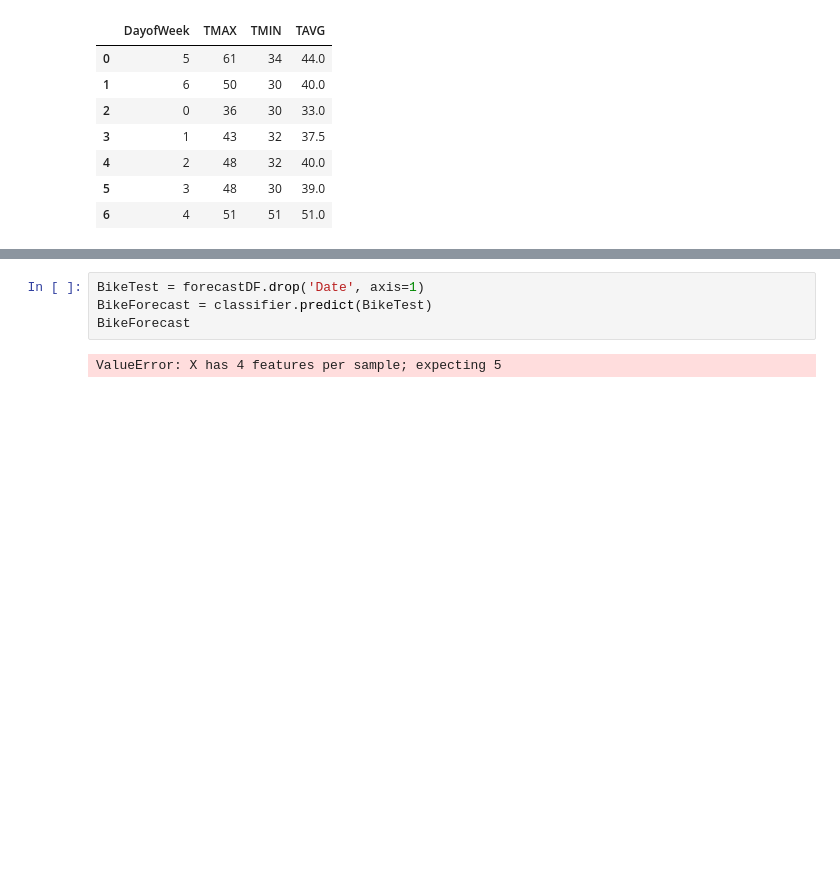
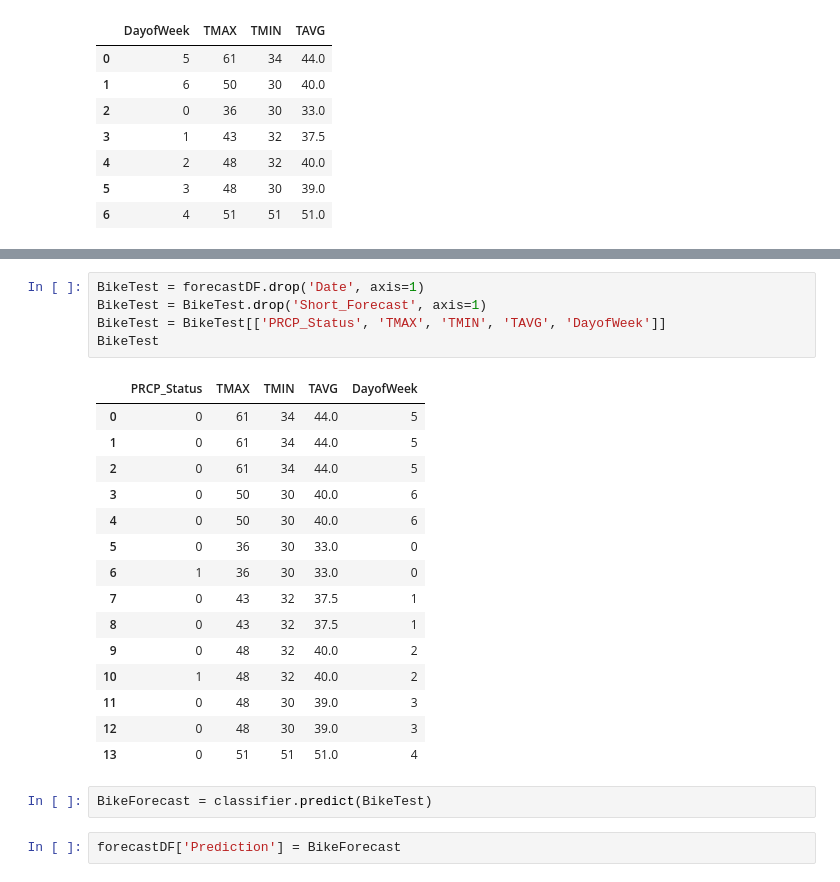
Before and after one commit to grand42/Machine_Learning-NiceRide, a Jupyter notebook: Working_Directory/Station_Popularity.ipynb, the cells around one changed output, grey strips where cells are left out. Drawn from its saved outputs; the diff is of its cells as text; blank space fills up the shorter version.

```diff
--- a/Working_Directory/Station_Popularity.ipynb
+++ b/Working_Directory/Station_Popularity.ipynb
@@ -368,6 +368,25 @@ forecastDF
 # %%
 BikeTest = forecastDF.drop('Date', axis=1)
-BikeForecast = classifier.predict(BikeTest)
-BikeForecast
+BikeTest = BikeTest.drop('Short_Forecast', axis=1)
+BikeTest = BikeTest[['PRCP_Status', 'TMAX', 'TMIN', 'TAVG', 'DayofWeek']]
+BikeTest
 # %% [output]
-ValueError: X has 4 features per sample; expecting 5
+|  | PRCP_Status | TMAX | TMIN | TAVG | DayofWeek |
+| 0 | 0 | 61 | 34 | 44.0 | 5 |
+| 1 | 0 | 61 | 34 | 44.0 | 5 |
+| 2 | 0 | 61 | 34 | 44.0 | 5 |
+| 3 | 0 | 50 | 30 | 40.0 | 6 |
+| 4 | 0 | 50 | 30 | 40.0 | 6 |
+| 5 | 0 | 36 | 30 | 33.0 | 0 |
+| 6 | 1 | 36 | 30 | 33.0 | 0 |
+| 7 | 0 | 43 | 32 | 37.5 | 1 |
+| 8 | 0 | 43 | 32 | 37.5 | 1 |
+| 9 | 0 | 48 | 32 | 40.0 | 2 |
+| 10 | 1 | 48 | 32 | 40.0 | 2 |
+| 11 | 0 | 48 | 30 | 39.0 | 3 |
+| 12 | 0 | 48 | 30 | 39.0 | 3 |
+| 13 | 0 | 51 | 51 | 51.0 | 4 |
+# %%
+BikeForecast = classifier.predict(BikeTest)
+# %%
+forecastDF['Prediction'] = BikeForecast
```
Also changed, not shown: parts of 2 cells of this notebook.
